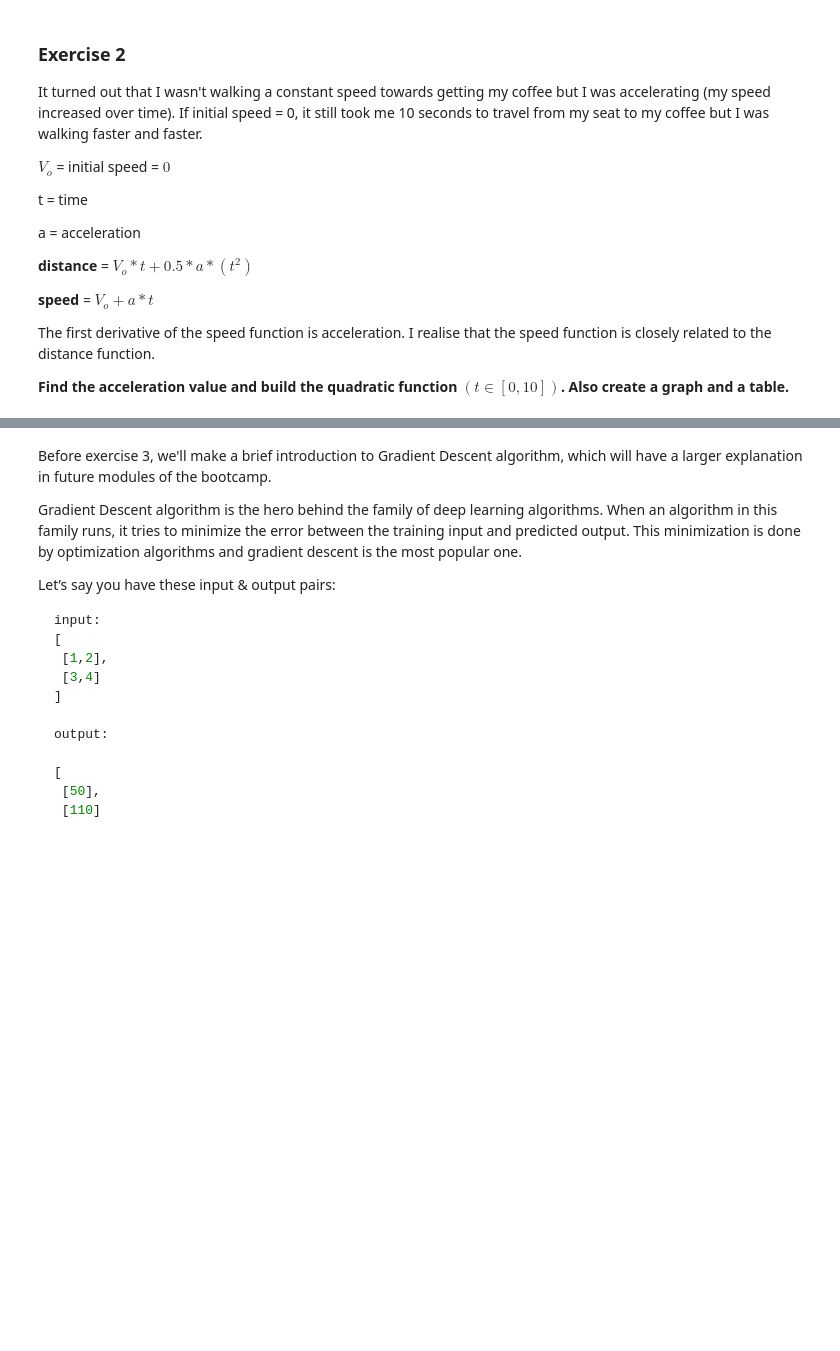
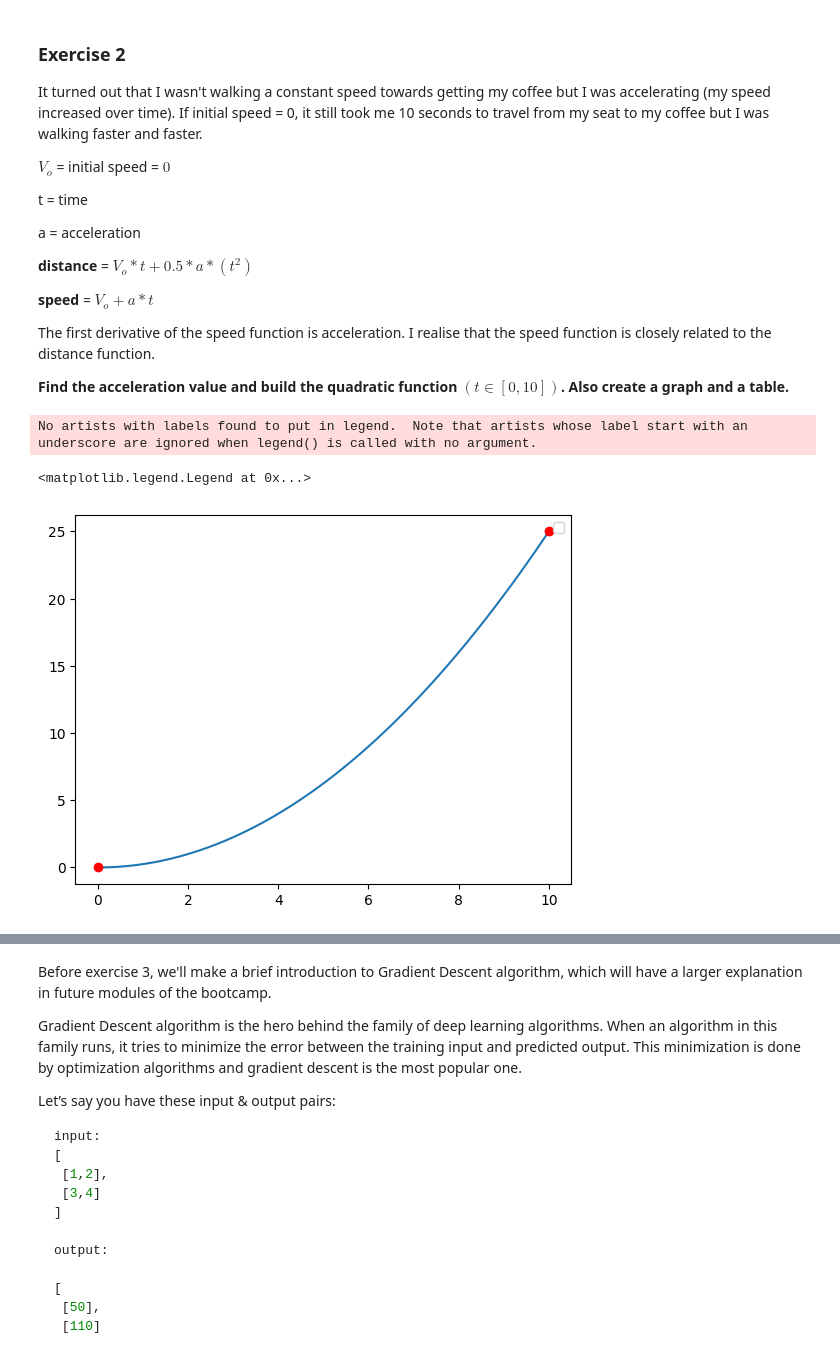
Before and after one commit to OlgaKurganova/calculus-and-algebra-problems-with-python, a Jupyter notebook: notebook/problems.ipynb, the cells around one changed output, grey strips where cells are left out. Cells and saved outputs as stored; diff of their text form; code cells hidden in the pictures; blank space fills up the shorter version.

```diff
--- a/notebook/problems.ipynb
+++ b/notebook/problems.ipynb
@@ -69,5 +69,18 @@ The first derivative of the speed function is acceleration. I realise that the s
 **Find the acceleration value and build the quadratic function  $(t ∈ [0,10])$. Also create a graph and a table.**
 # %%
 #define and plot the quadratic funtion
+import numpy as np
+import matplotlib.pyplot as plt
+
+def f(x): return 1/2*0.5*(x**2)
+x = np.linspace(0,10)
+plt.plot(x, f(x))
+plt.plot(0,f(0),'ro')
+plt.plot(10,f(10),'ro')
+plt.legend()
+# %% [output]
+No artists with labels found to put in legend.  Note that artists whose label start with an underscore are ignored when legend() is called with no argument.
+<matplotlib.legend.Legend at 0x...>
+[figure, added]
 # %%
 #create a dataframe
```
Also changed, not shown: parts of 1 cell of this notebook.
